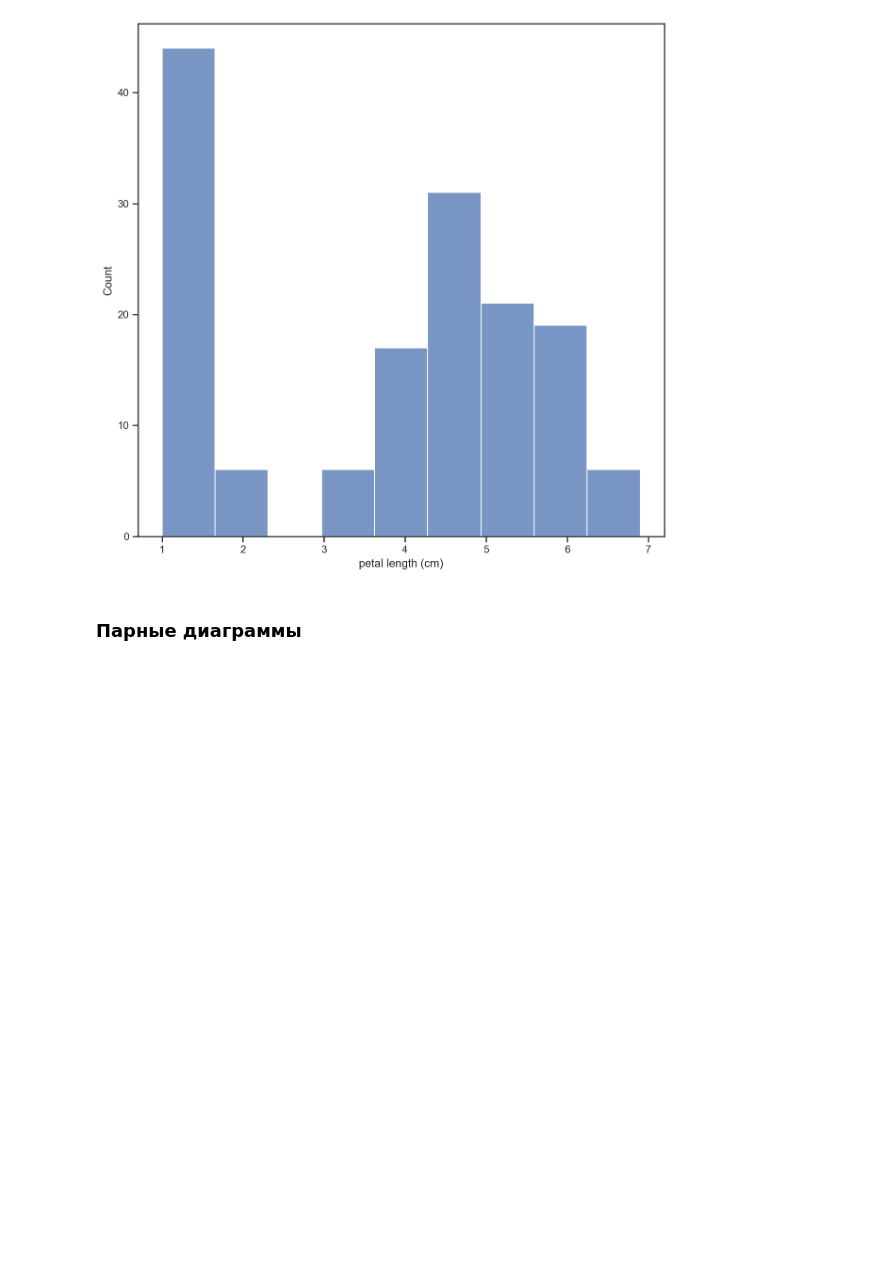
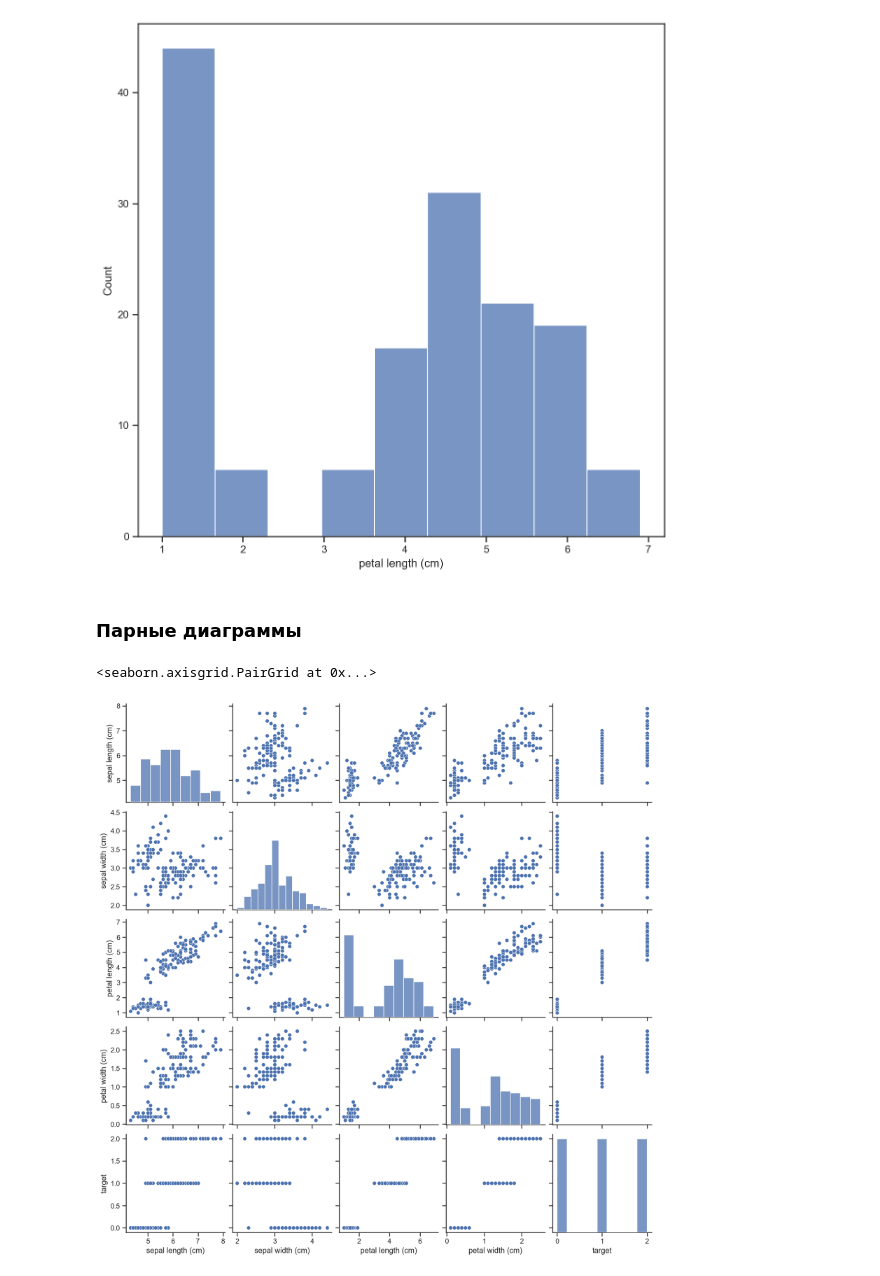
Before and after one commit to mrRoze/TMO-worked, a Jupyter notebook: TMO/Lab 1.ipynb, the cells around one changed output. Drawn from its saved outputs; the diff is of its cells as text; code cells hidden in the pictures; blank space fills up the shorter version.

```diff
--- a/TMO/Lab 1.ipynb
+++ b/TMO/Lab 1.ipynb
@@ -234,3 +234,8 @@ sns.histplot(df['petal length (cm)'])
 [figure]
 # %% [markdown]
 ### Парные диаграммы
+# %%
+sns.pairplot(df)
+# %% [output]
+<seaborn.axisgrid.PairGrid at 0x...>
+[figure, added]
```
Also changed, not shown: parts of 2 cells of this notebook.
